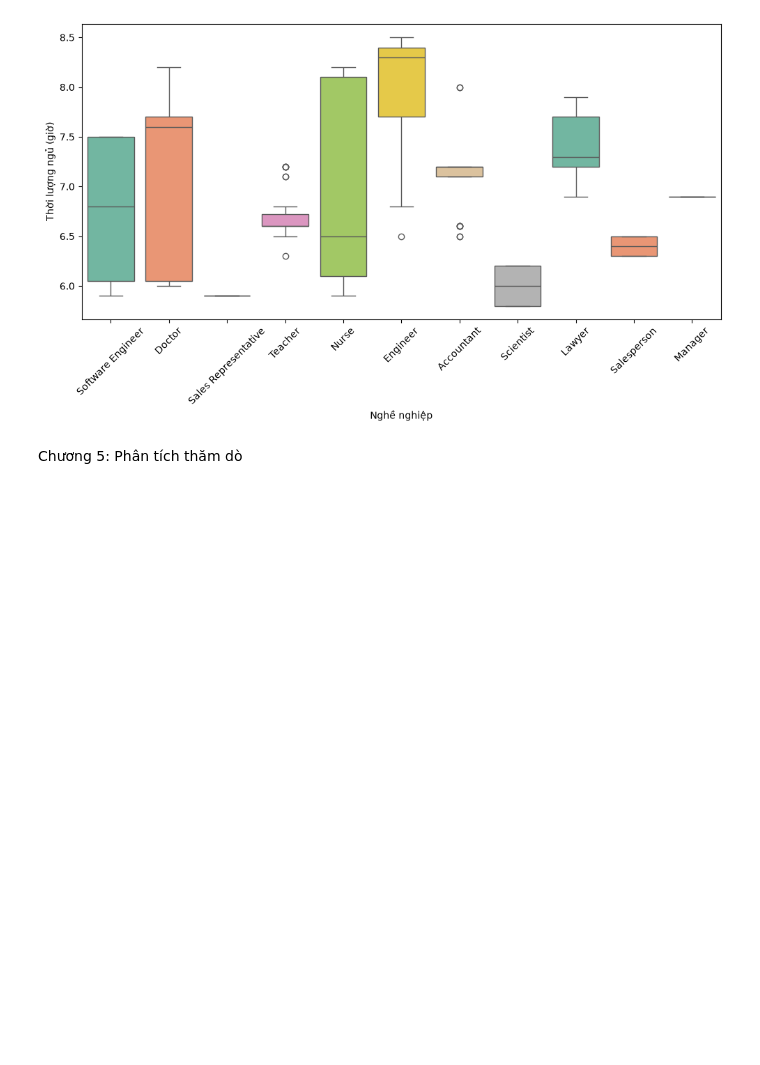
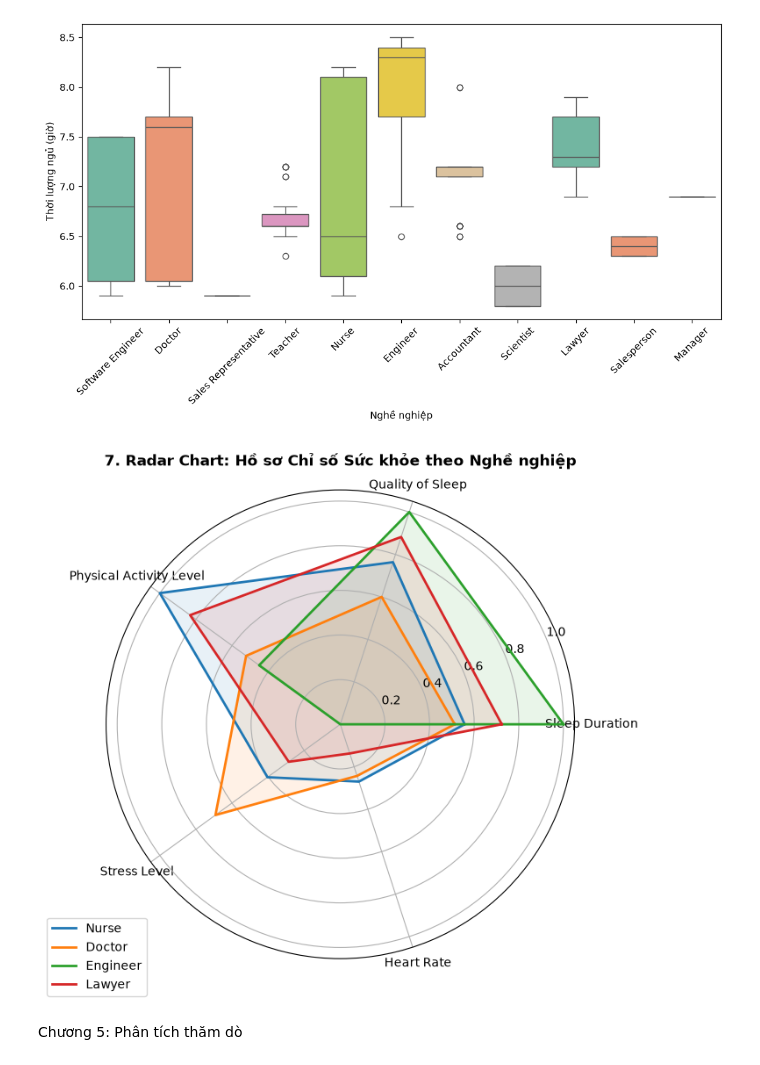
Before and after one commit to tienkhonggo1997-cpu/PhanTichTrucQuanDuLieu, a Jupyter notebook: Code_demo.ipynb, the cells around one changed output. Drawn from its saved outputs; the diff is of its cells as text; code cells hidden in the pictures; blank space fills up the shorter version.

```diff
--- a/Code_demo.ipynb
+++ b/Code_demo.ipynb
@@ -257,6 +279,47 @@ plt.tight_layout()
 plt.show()
 # %% [output]
 [figure]
+# %%
+# CHART 7: RADAR CHART
+# ==========================================
+# So sánh hồ sơ chỉ số sức khỏe của 4 nghề đông người nhất
+# (giống biểu đồ ở trang "Công cụ trực quan" của dashboard)
+categories = [
+    'Sleep Duration',
+    'Quality of Sleep',
+    'Physical Activity Level',
+    'Stress Level',
+    'Heart Rate',
+]
+top_occupations = df['Occupation'].value_counts().head(4).index
+
+# Chuẩn hóa Min-Max trung bình từng chỉ số theo nghề về thang 0-1
+df_radar = df.groupby('Occupation')[categories].mean()
+df_radar_norm = (df_radar - df_radar.min()) / (df_radar.max() - df_radar.min())
+
+N = len(categories)
+angles = [n / float(N) * 2 * np.pi for n in range(N)]
+angles += angles[:1]
+
+fig, ax = plt.subplots(figsize=(7, 7), subplot_kw=dict(polar=True))
+for occ in top_occupations:
+  values = df_radar_norm.loc[occ].values.flatten().tolist()
+  values += values[:1]
+  ax.plot(angles, values, linewidth=2, linestyle='solid', label=occ)
+  ax.fill(angles, values, alpha=0.1)
+
+plt.xticks(angles[:-1], categories)
+ax.set_title(
+    '7. Radar Chart: Hồ sơ Chỉ số Sức khỏe theo Nghề nghiệp',
+    fontsize=12,
+    fontweight='bold',
+    pad=20,
+)
+plt.legend(loc='upper right', bbox_to_anchor=(0.1, 0.1))
+plt.tight_layout()
+plt.show()
+# %% [output]
+[figure, added]
 # %% [markdown]
 Chương 5: Phân tích thăm dò
 # %%
```
Also changed, not shown: parts of 1 cell of this notebook.
